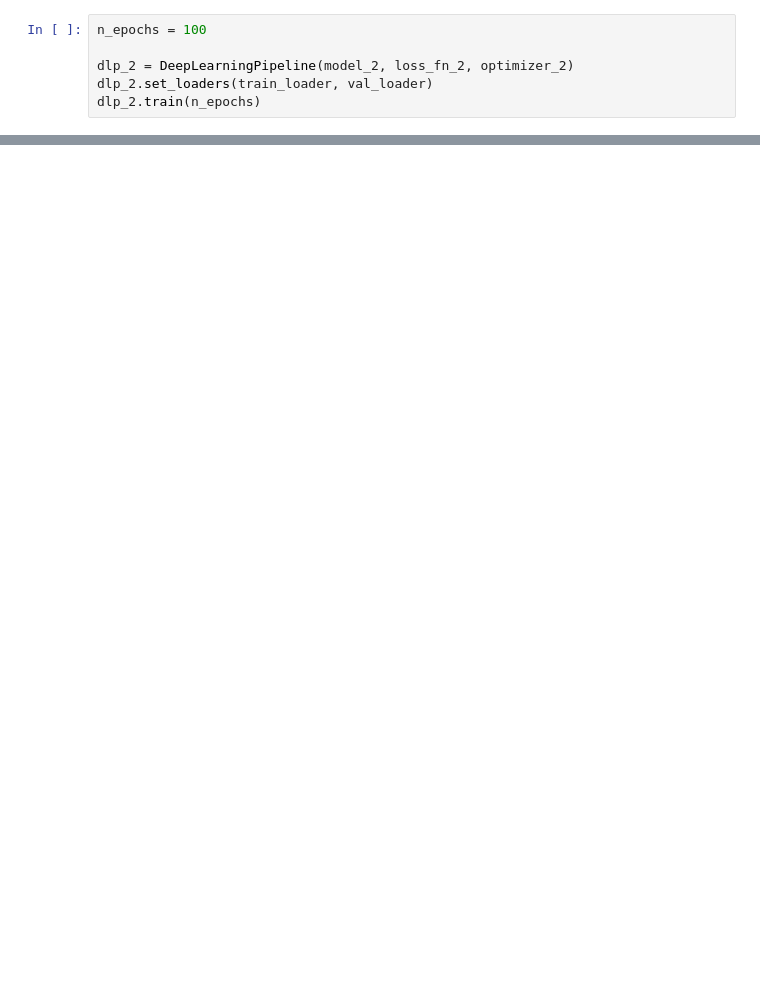
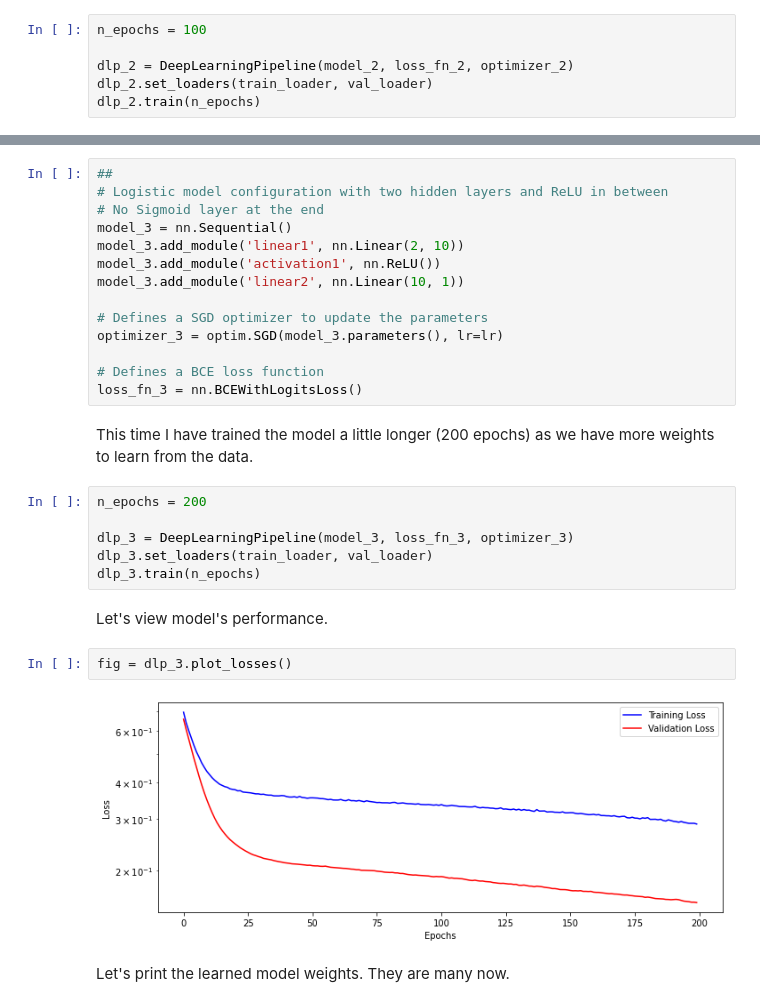
Before and after one commit to hassaanbinaslam/myblog_fastai_archived, a Jupyter notebook: _notebooks/2022-10-11-pytorch-two-class-logistic-regression.ipynb, the cells around one changed output, grey strips where cells are left out. Saved outputs shown, nothing was run; the diff lists cells and outputs as text; blank space fills up the shorter version.

```diff
--- a/_notebooks/2022-10-11-pytorch-two-class-logistic-regression.ipynb
+++ b/_notebooks/2022-10-11-pytorch-two-class-logistic-regression.ipynb
@@ -369,0 +600,30 @@ cm_thresh50
+# %%
+##
+# Logistic model configuration with two hidden layers and ReLU in between
+# No Sigmoid layer at the end
+model_3 = nn.Sequential()
+model_3.add_module('linear1', nn.Linear(2, 10))
+model_3.add_module('activation1', nn.ReLU())
+model_3.add_module('linear2', nn.Linear(10, 1))
+
+# Defines a SGD optimizer to update the parameters
+optimizer_3 = optim.SGD(model_3.parameters(), lr=lr)
+
+# Defines a BCE loss function
+loss_fn_3 = nn.BCEWithLogitsLoss()
+# %% [markdown]
+This time I have trained the model a little longer (200 epochs) as we have more weights to learn from the data.
+# %%
+n_epochs = 200
+
+dlp_3 = DeepLearningPipeline(model_3, loss_fn_3, optimizer_3)
+dlp_3.set_loaders(train_loader, val_loader)
+dlp_3.train(n_epochs)
+# %% [markdown]
+Let's view model's performance.
+# %%
+fig = dlp_3.plot_losses()
+# %% [output]
+[figure, added]
+# %% [markdown]
+Let's print the learned model weights. They are many now.
```
Also changed, not shown: parts of 57 cells of this notebook, 4 other files.
